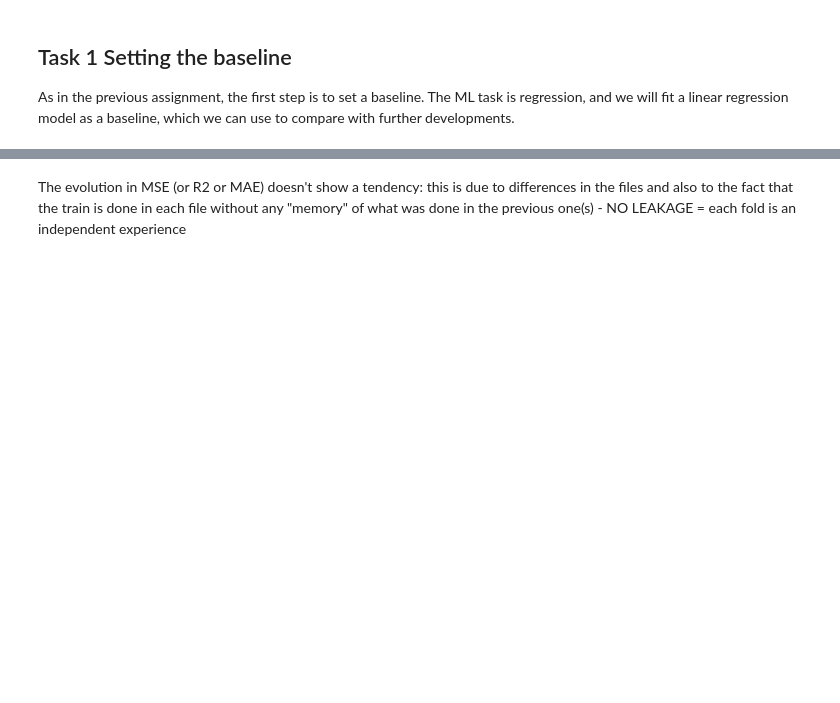
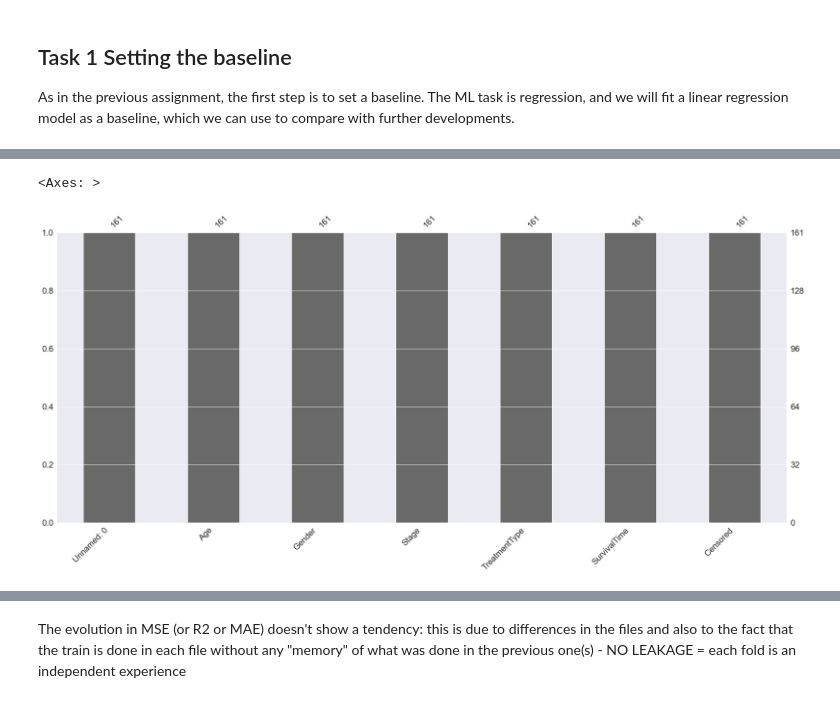
Before and after one commit to bencastello/Machine-Learning-Assignment-2, a Jupyter notebook: ml_assignment_2.ipynb, the cells around one changed output, grey strips where cells are left out. Cells and saved outputs as stored; diff of their text form; code cells hidden in the pictures; blank space fills up the shorter version.

```diff
--- a/ml_assignment_2.ipynb
+++ b/ml_assignment_2.ipynb
@@ -365,0 +93,5 @@ Test MAE = 1.5170
+# %%
+msno.bar(df2)
+# %% [output]
+<Axes: >
+[figure, added]
```
Also changed, not shown: parts of 63 cells of this notebook.
